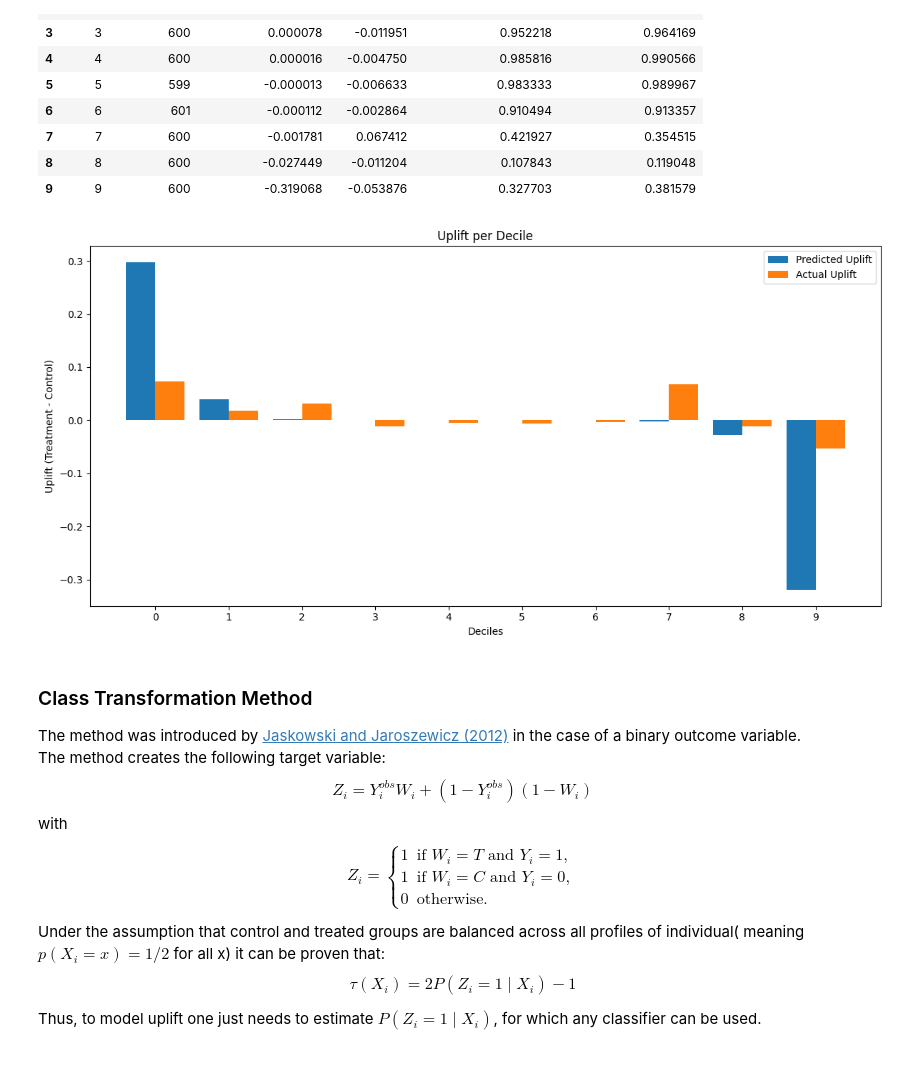
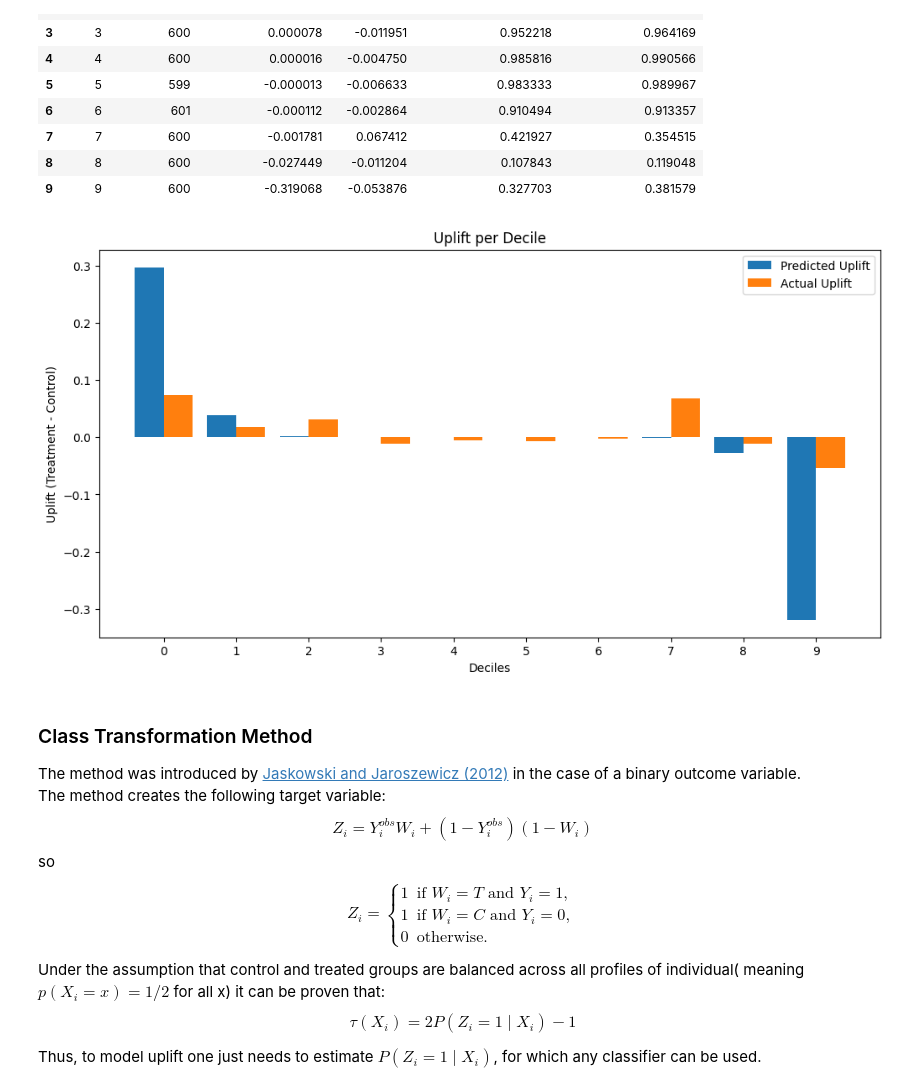
Before and after one commit to MaxAlexStumpf/Uplift-Modeling, a Jupyter notebook: Code/uplift_vs_pred.ipynb, the cells around one changed output. Drawn from its saved outputs; the diff is of its cells as text; code cells hidden in the pictures; blank space fills up the shorter version.

```diff
--- a/Code/uplift_vs_pred.ipynb
+++ b/Code/uplift_vs_pred.ipynb
@@ -211,35 +211,31 @@ decile_df
 | 8 | 8 | 600 | -0.027449 | -0.011204 | 0.107843 | 0.119048 |
 | 9 | 9 | 600 | -0.319068 | -0.053876 | 0.327703 | 0.381579 |
 # %%
-import matplotlib.pyplot as plt
-import numpy as np
-
 plt.figure(figsize=(12, 6))
 
 deciles = np.arange(len(decile_df))
 pred = decile_df['avg_predicted_uplift']
 act  = decile_df['actual_uplift']
 
 plt.bar(deciles - 0.2, pred, width=0.4, label='Predicted Uplift')
 plt.bar(deciles + 0.2, act,  width=0.4, label='Actual Uplift')
 
 
 plt.xlabel('Deciles')
 plt.ylabel('Uplift (Treatment - Control)')
 plt.title('Uplift per Decile')
 plt.xticks(deciles)
 plt.legend()
 
-plt.tight_layout()
 plt.show()
 # %% [output]
-[figure, old version]
+[figure, new version]
 # %% [markdown]
 ### Class Transformation Method ###
 The method was introduced by [Jaskowski and Jaroszewicz (2012)](https://people.cs.pitt.edu/~milos/icml_clinicaldata_2012/Papers/Oral_Jaroszewitz_ICML_Clinical_2012.pdf) in the case of a binary outcome variable.
 The method creates the following target variable:
 $$Z_i= Y_i^{obs} W_i + (1-Y_i^{obs})(1-W_i)$$
-with
+so
 $$
 Z_i =
 \begin{cases}
```
